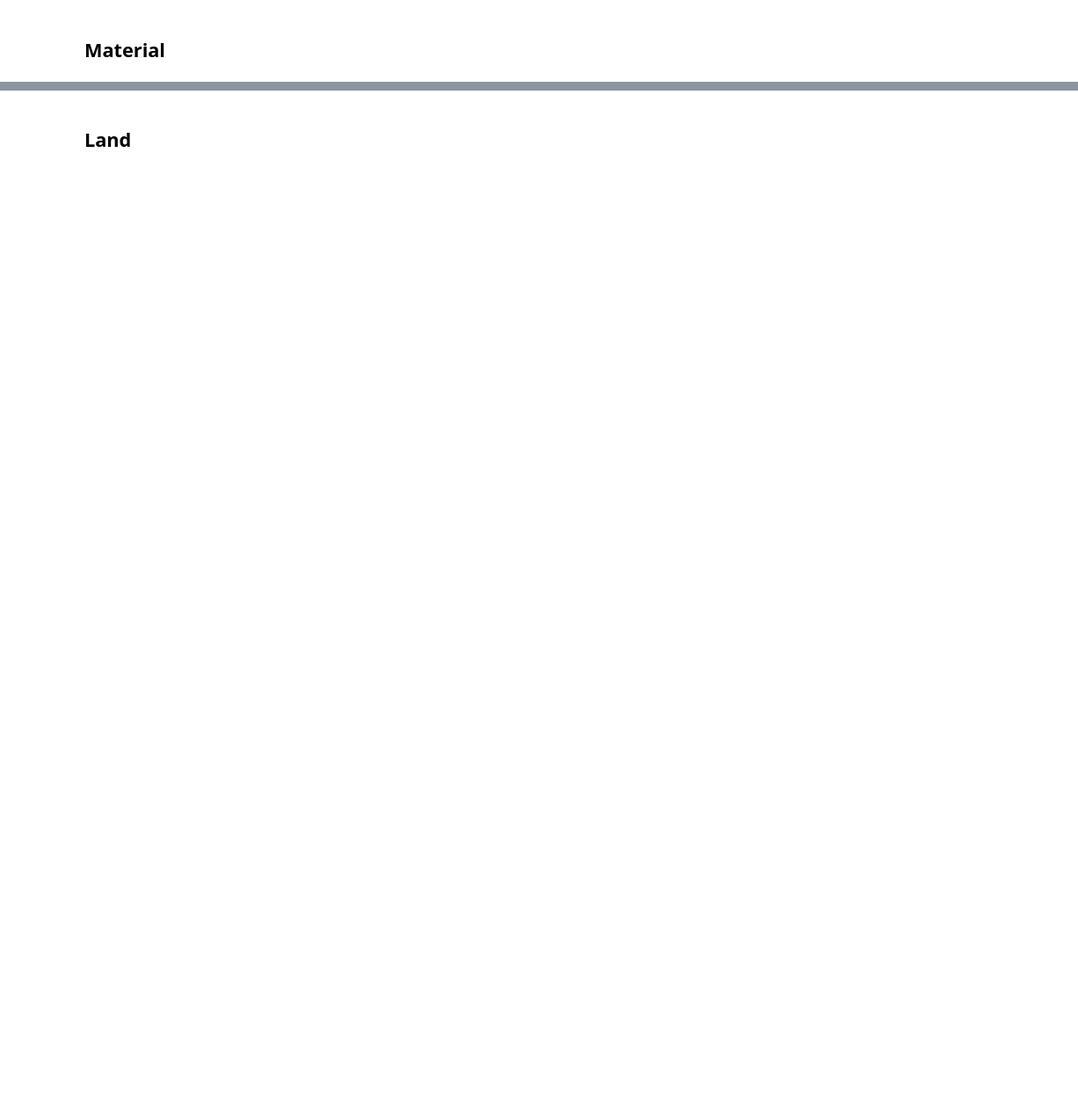
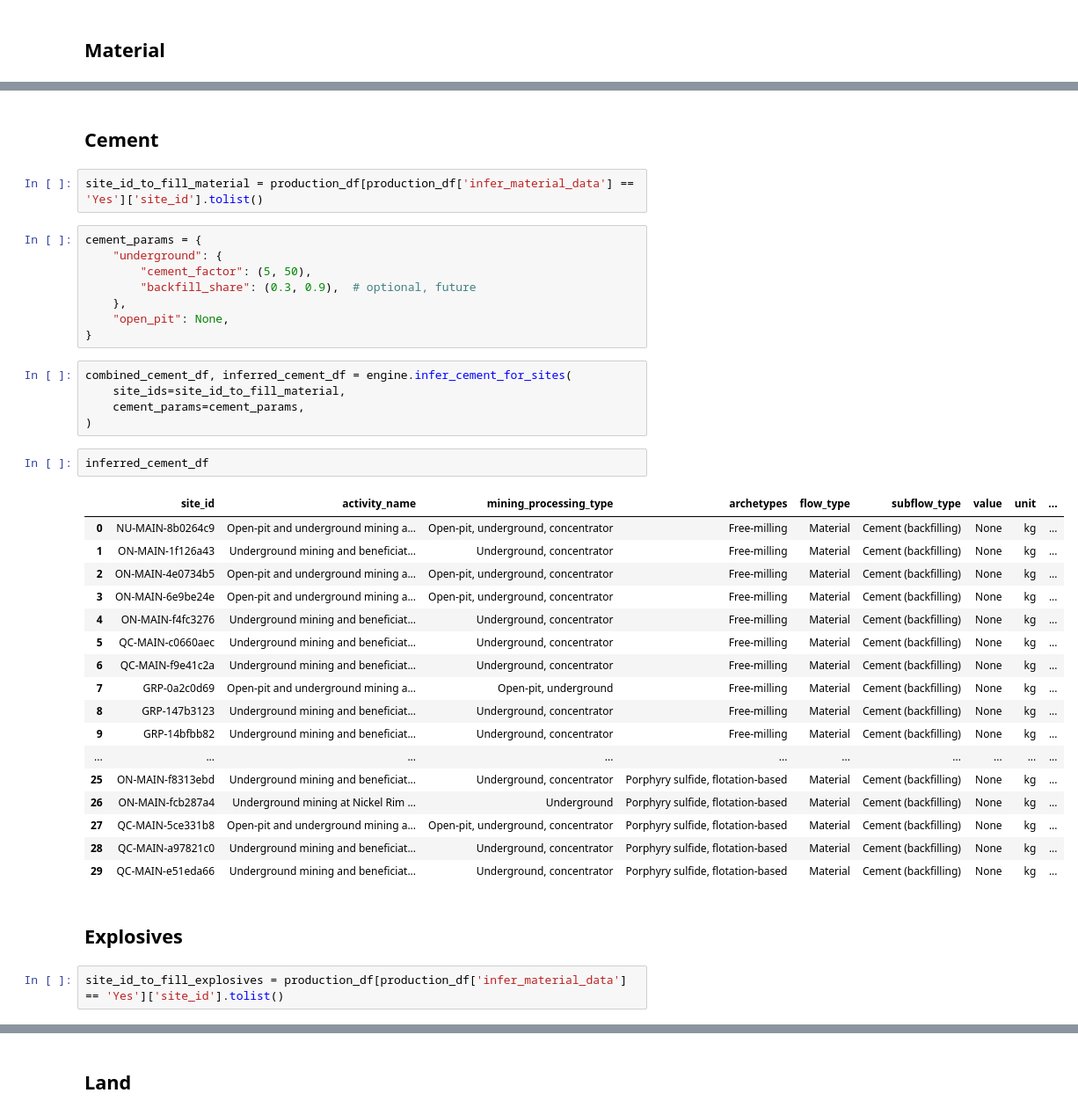
Before and after one commit to marpellan/metallican_lci, a Jupyter notebook: 3. Data_gap_filling.ipynb, the cells around one changed output, grey strips where cells are left out. Shown: that part at 88% size. Saved outputs shown, nothing was run; the diff lists cells and outputs as text; blank space fills up the shorter version.

```diff
--- a/3. Data_gap_filling.ipynb
+++ b/3. Data_gap_filling.ipynb
@@ -174,0 +226,41 @@ inferred
+# %% [markdown]
+## Cement
+# %%
+site_id_to_fill_material = production_df[production_df['infer_material_data'] == 'Yes']['site_id'].tolist()
+# %%
+cement_params = {
+    "underground": {
+        "cement_factor": (5, 50),
+        "backfill_share": (0.3, 0.9),  # optional, future
+    },
+    "open_pit": None,
+}
+# %%
+combined_cement_df, inferred_cement_df = engine.infer_cement_for_sites(
+    site_ids=site_id_to_fill_material,
+    cement_params=cement_params,
+)
+# %%
+inferred_cement_df
+# %% [output]
+|  | site_id | activity_name | mining_processing_type | archetypes | flow_type | subflow_type | value | unit | ... |
+| 0 | NU-MAIN-8b0264c9 | Open-pit and underground mining a... | Open-pit, underground, concentrator | Free-milling | Material | Cement (backfilling) | None | kg | ... |
+| 1 | ON-MAIN-1f126a43 | Underground mining and beneficiat... | Underground, concentrator | Free-milling | Material | Cement (backfilling) | None | kg | ... |
+| 2 | ON-MAIN-4e0734b5 | Open-pit and underground mining a... | Open-pit, underground, concentrator | Free-milling | Material | Cement (backfilling) | None | kg | ... |
+| 3 | ON-MAIN-6e9be24e | Open-pit and underground mining a... | Open-pit, underground, concentrator | Free-milling | Material | Cement (backfilling) | None | kg | ... |
+| 4 | ON-MAIN-f4fc3276 | Underground mining and beneficiat... | Underground, concentrator | Free-milling | Material | Cement (backfilling) | None | kg | ... |
+| 5 | QC-MAIN-c0660aec | Underground mining and beneficiat... | Underground, concentrator | Free-milling | Material | Cement (backfilling) | None | kg | ... |
+| 6 | QC-MAIN-f9e41c2a | Underground mining and beneficiat... | Underground, concentrator | Free-milling | Material | Cement (backfilling) | None | kg | ... |
+| 7 | GRP-0a2c0d69 | Open-pit and underground mining a... | Open-pit, underground | Free-milling | Material | Cement (backfilling) | None | kg | ... |
+| 8 | GRP-147b3123 | Underground mining and beneficiat... | Underground, concentrator | Free-milling | Material | Cement (backfilling) | None | kg | ... |
+| 9 | GRP-14bfbb82 | Underground mining and beneficiat... | Underground, concentrator | Free-milling | Material | Cement (backfilling) | None | kg | ... |
+| ... | ... | ... | ... | ... | ... | ... | ... | ... | ... |
+| 25 | ON-MAIN-f8313ebd | Underground mining and beneficiat... | Underground, concentrator | Porphyry sulfide, flotation-based | Material | Cement (backfilling) | None | kg | ... |
+| 26 | ON-MAIN-fcb287a4 | Underground mining at Nickel Rim ... | Underground | Porphyry sulfide, flotation-based | Material | Cement (backfilling) | None | kg | ... |
+| 27 | QC-MAIN-5ce331b8 | Open-pit and underground mining a... | Open-pit, underground, concentrator | Porphyry sulfide, flotation-based | Material | Cement (backfilling) | None | kg | ... |
+| 28 | QC-MAIN-a97821c0 | Underground mining and beneficiat... | Underground, concentrator | Porphyry sulfide, flotation-based | Material | Cement (backfilling) | None | kg | ... |
+| 29 | QC-MAIN-e51eda66 | Underground mining and beneficiat... | Underground, concentrator | Porphyry sulfide, flotation-based | Material | Cement (backfilling) | None | kg | ... |
+# %% [markdown]
+## Explosives
+# %%
+site_id_to_fill_explosives = production_df[production_df['infer_material_data'] == 'Yes']['site_id'].tolist()
```
Also changed, not shown: parts of 49 cells of this notebook, 26 other files.
